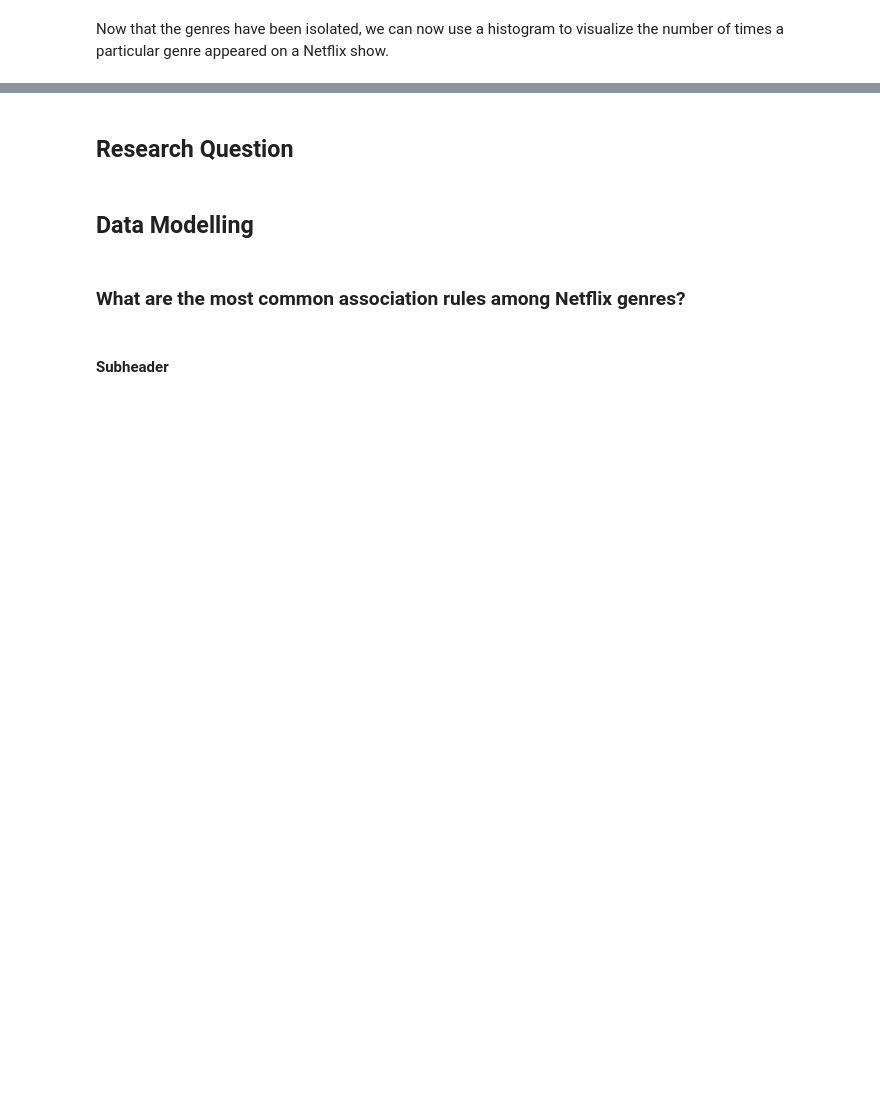
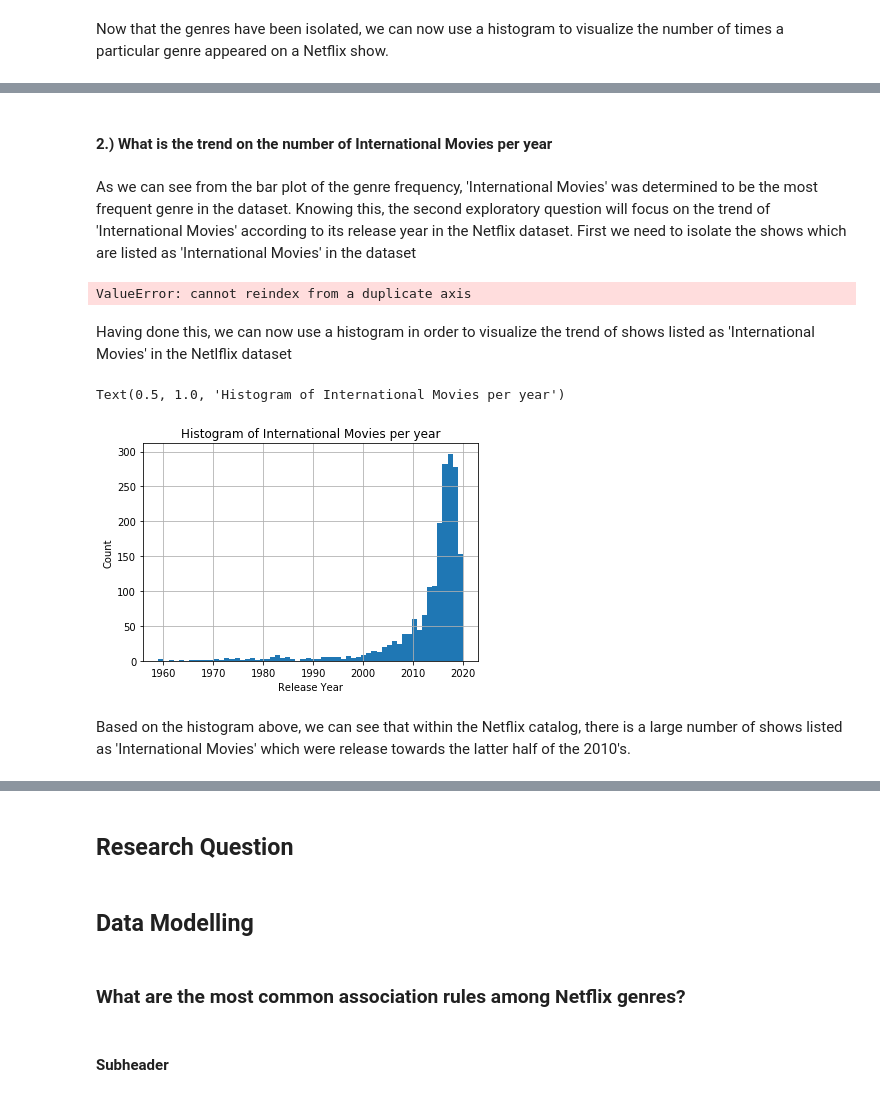
Before and after one commit to BrianJSo/NetflixCSMODEL, a Jupyter notebook: netflix.ipynb, the cells around one changed output, grey strips where cells are left out. Drawn from its saved outputs; the diff is of its cells as text; code cells hidden in the pictures; blank space fills up the shorter version.

Commit message:
Added question 2

```diff
--- a/netflix.ipynb
+++ b/netflix.ipynb
@@ -103,3 +194,26 @@ netflix_df_2
+# %% [markdown]
+#### 2.) What is the trend on the number of International Movies per year
+# %% [markdown]
+As we can see from the bar plot of the genre frequency, 'International Movies' was determined to be the most frequent genre in the dataset. Knowing this, the second exploratory question will focus on the trend of 'International Movies' according to its release year in the Netflix dataset. First we need to isolate the shows which are listed as 'International Movies' in the dataset
+# %%
+netflix_df_international = netflix_df_clean
+netflix_df_international.insert(12, "isInternationalMV", netflix_df_clean["listed_in"].str.find("International Movies") != -1, True)
+netflix_df_international = netflix_df_international[netflix_df_international.isInternationalMV]
+netflix_df_international
+# %% [output]
+ValueError: cannot reindex from a duplicate axis
+# %% [markdown]
+Having done this, we can now use a histogram in order to visualize the trend of shows listed as 'International Movies' in the Netlflix dataset
+# %%
+netflix_df_international['release_year'].hist(bins=60)
+plt.xlabel('Release Year')
+plt.ylabel('Count')
+plt.title('Histogram of International Movies per year')
+# %% [output]
+Text(0.5, 1.0, 'Histogram of International Movies per year')
+[figure, added]
+# %% [markdown]
+Based on the histogram above, we can see that within the Netflix catalog, there is a large number of shows listed as 'International Movies' which were release towards the latter half of the 2010's.
 # %%
 netflix_df_2.insert(12, "isLGBT", netflix_df_2["listed_in"].str.find("LGBT") != -1, True)
 netflix_df_2
```
Also changed, not shown: parts of 12 cells of this notebook.
